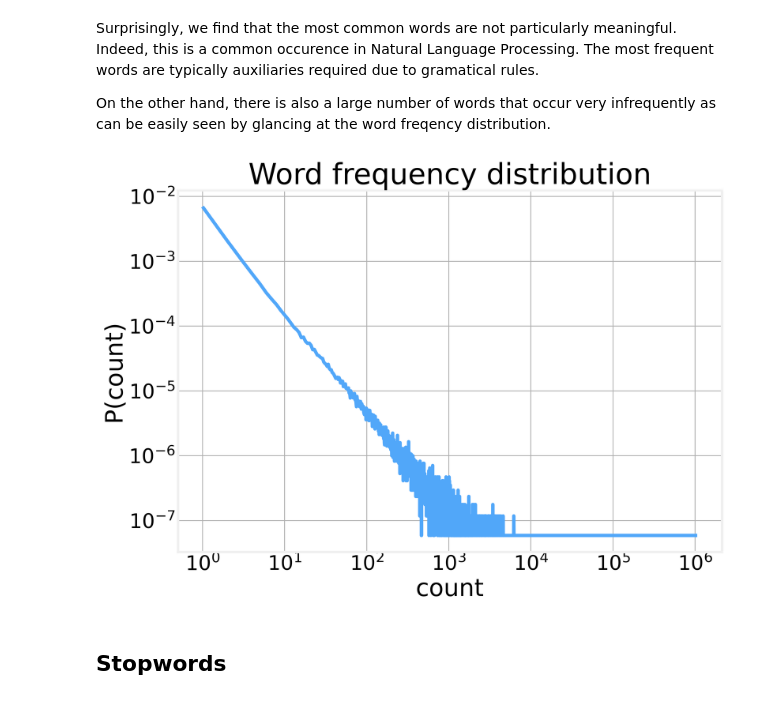
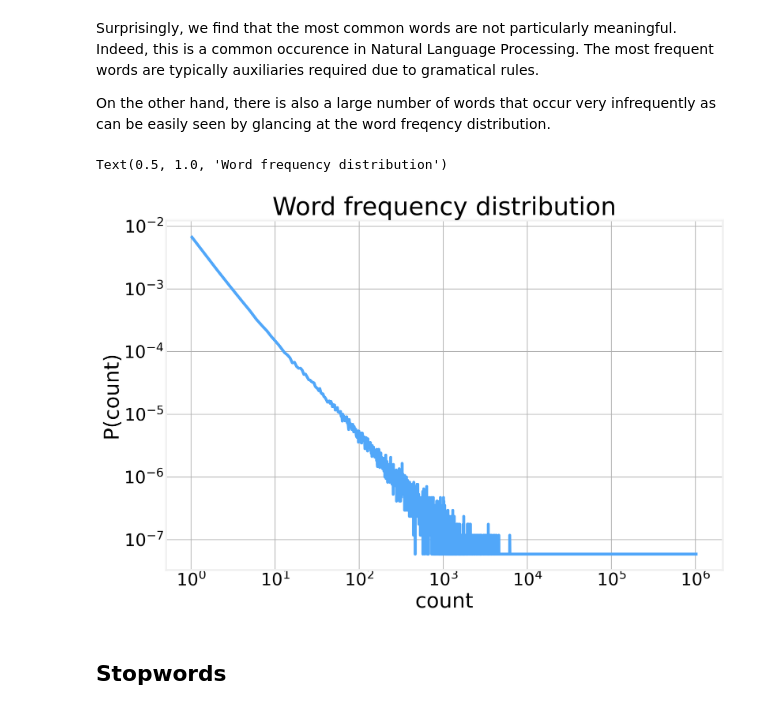
Before and after one commit to DataForScience/NLP, a Jupyter notebook: 1. Text Representation.ipynb, the cells around one changed output. Drawn from its saved outputs; the diff is of its cells as text; code cells hidden in the pictures.

```diff
--- a/1. Text Representation.ipynb
+++ b/1. Text Representation.ipynb
@@ -371,18 +365,18 @@ On the other hand, there is also a large number of words that occur very infrequ
 # %%
 dist = Counter(counts.values())
 dist = list(dist.items())
-dist.sort(key=lambda x:x[0])
+dist.sort(key=lambda x: x[0])
 dist = np.array(dist)
 
 norm = np.dot(dist.T[0], dist.T[1])
 
 plt.loglog(dist.T[0], dist.T[1]/norm)
 plt.xlabel("count")
 plt.ylabel("P(count)")
 plt.title("Word frequency distribution")
-plt.gcf().set_size_inches(11, 8)
 # %% [output]
+Text(0.5, 1.0, 'Word frequency distribution')
-[figure, old version]
+[figure, new version]
 # %% [markdown]
 ## Stopwords
 # %% [markdown]
```
Also changed, not shown: parts of 5 cells of this notebook, 3 other files.
